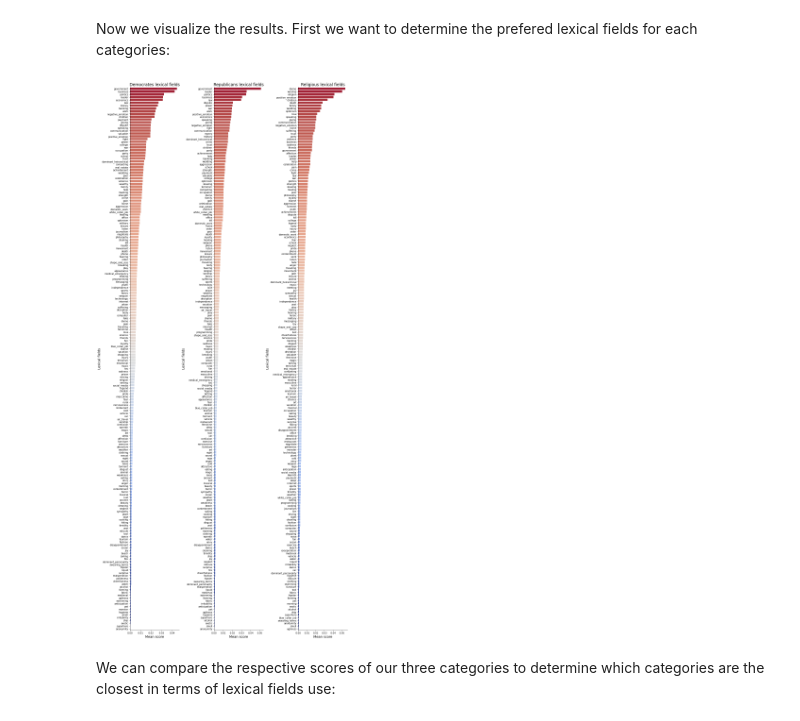
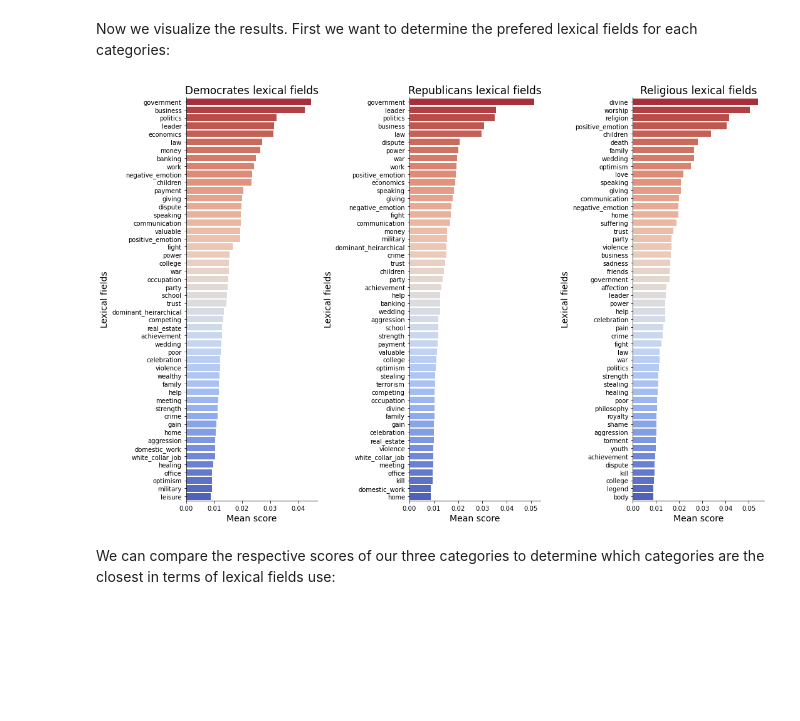
Before and after one commit to paulmoreau40/Applied-Data-Analysis-project-EPFL, a Jupyter notebook: src/Milestone_3.ipynb, the cells around one changed output. Cells and saved outputs as stored; diff of their text form; code cells hidden in the pictures; blank space fills up the shorter version.

```diff
--- a/src/Milestone_3.ipynb
+++ b/src/Milestone_3.ipynb
@@ -214,12 +201,13 @@ new_df.loc[new_df.speaker == 'marco rubio', 'speaker'] = 'Marco Rubio'
+# %%
+speakers = np.array([['Pope Francis',0], ['Hillary Clinton',1], ['Bernie Sanders',1], ['Kamala Harris',1],
+            ['Elizabeth Warren',1], ['Pete Buttigieg',1], ['Alexandria Ocasio-Cortez',1], ['Mike Pence',2],
+            ['Mitt Romney',2], ['Ted Cruz',2], ['Ben Carson',2], ['Marco Rubio',2], ['Nikki Haley',2]])
 # %% [markdown]
 ## First glance at the data
 # %% [markdown]
 #### Number of words per quote:
 # %% [markdown]
 First, we plot the distribution of the number of words per quote for each speaker.
-# %%
-speakers = ['Pope Francis','Mike Pence','Mitt Romney','Hillary Clinton','Bernie Sanders','Elizabeth Warren',
-            'Ted Cruz', 'Pete Buttigieg', 'Kamala Harris', 'Nikki Haley', 'Marco Rubio', 'Ben Carson', 'Alexandria Ocasio-Cortez']
 # %%
 fig, axs = plt.subplots(4,4, figsize=(25, 25), sharex=True, sharey=True)
 fig.suptitle('Normalized distributions of the number of words per quote for each speaker', size = 30)
@@ -526,12 +519,12 @@ def all_lexical_fields(quotes_serie):
 # %%
 #Categories of interest
-democrate_speakers = ['Bernie Sanders', 'Hillary Clinton', 'Elizabeth Warren', 'Kamala Harris', 'Alexandria Ocasio-Cortez', 'Pete Buttigieg']
-republican_speakers = ['Mike Pence', 'Mitt Romney', 'Ted Cruz', 'Nikki Haley', 'Ben Carson', 'Marco Rubio']
-religious_speakers = ['Pope Francis']
+democrate_speakers = speakers[1:7,0]
+republican_speakers = speakers[7:13,0]
+#religious_speakers = speakers[0,0]
 
 democrates_df = pre_processed_df.loc[pre_processed_df['speaker'].isin(democrate_speakers), 'pre_processed_quote'].copy()
 republicans_df = pre_processed_df.loc[pre_processed_df['speaker'].isin(republican_speakers), 'pre_processed_quote'].copy()
-religious_df = pre_processed_df.loc[pre_processed_df['speaker'].isin(religious_speakers), 'pre_processed_quote'].copy()
+religious_df = pre_processed_df.loc[pre_processed_df['speaker'] == 'Pope Francis', 'pre_processed_quote'].copy()
 
 #Analyze all lexical fields
 categories_df = []
@@ -554,41 +547,41 @@ Now we visualize the results. First we want to determine the prefered lexical fi
 temp_df = categories_df.copy().T
 temp_df.reset_index(inplace=True)
 
-fig, ax = plt.subplots(1,3, figsize=(15, 33))
+fig, ax = plt.subplots(1,3, figsize=(15, 10))
 
-palette = sns.color_palette("coolwarm", n_colors = len(temp_df))
+palette = sns.color_palette("coolwarm", n_colors = len(temp_df[0:50]))
 palette.reverse()
 
 temp_df = temp_df.sort_values(by=['Democrates'],  ascending=False)
-sns.barplot(x = 'Democrates', y = 'index', data=temp_df, ax = ax[0], palette = palette)
+sns.barplot(x = 'Democrates', y = 'index', data=temp_df[0:50], ax = ax[0], palette = palette)
 ax[0].set_title("Democrates lexical fields", fontsize = 17)
 ax[0].set_xlabel("Mean score", fontsize = 14)
 ax[0].set_ylabel("Lexical fields", fontsize = 14)
 ax[0].spines['right'].set_visible(False)
 ax[0].spines['top'].set_visible(False)
 
 temp_df = temp_df.sort_values(by=['Republicans'],  ascending=False)
-sns.barplot(x = 'Republicans', y = 'index', data=temp_df, ax = ax[1], palette = palette)
+sns.barplot(x = 'Republicans', y = 'index', data=temp_df[0:50], ax = ax[1], palette = palette)
 ax[1].set_title("Republicans lexical fields", fontsize = 17)
 ax[1].set_xlabel("Mean score", fontsize = 14)
 ax[1].set_ylabel("Lexical fields", fontsize = 14)
 ax[1].spines['right'].set_visible(False)
 ax[1].spines['top'].set_visible(False)
 
 temp_df = temp_df.sort_values(by=['Religious'],  ascending=False)
-sns.barplot(x = 'Religious', y = 'index', data=temp_df, ax = ax[2], palette = palette)
+sns.barplot(x = 'Religious', y = 'index', data=temp_df[0:50], ax = ax[2], palette = palette)
 ax[2].set_title("Religious lexical fields", fontsize = 17)
 ax[2].set_xlabel("Mean score", fontsize = 14)
 ax[2].set_ylabel("Lexical fields", fontsize = 14)
 ax[2].spines['right'].set_visible(False)
 ax[2].spines['right'].set_visible(False)
 ax[2].spines['top'].set_visible(False)
 
 fig.tight_layout(h_pad=2)
 
 plt.savefig('../output/Top_lexical_fields_each_category.jpg', dpi = 500)
 # %% [output]
-[figure, old version]
+[figure, new version]
 # %% [markdown]
 We can compare the respective scores of our three categories to determine which categories are the closest in terms of lexical fields use:
 # %%
```
Also changed, not shown: parts of 38 cells of this notebook.
